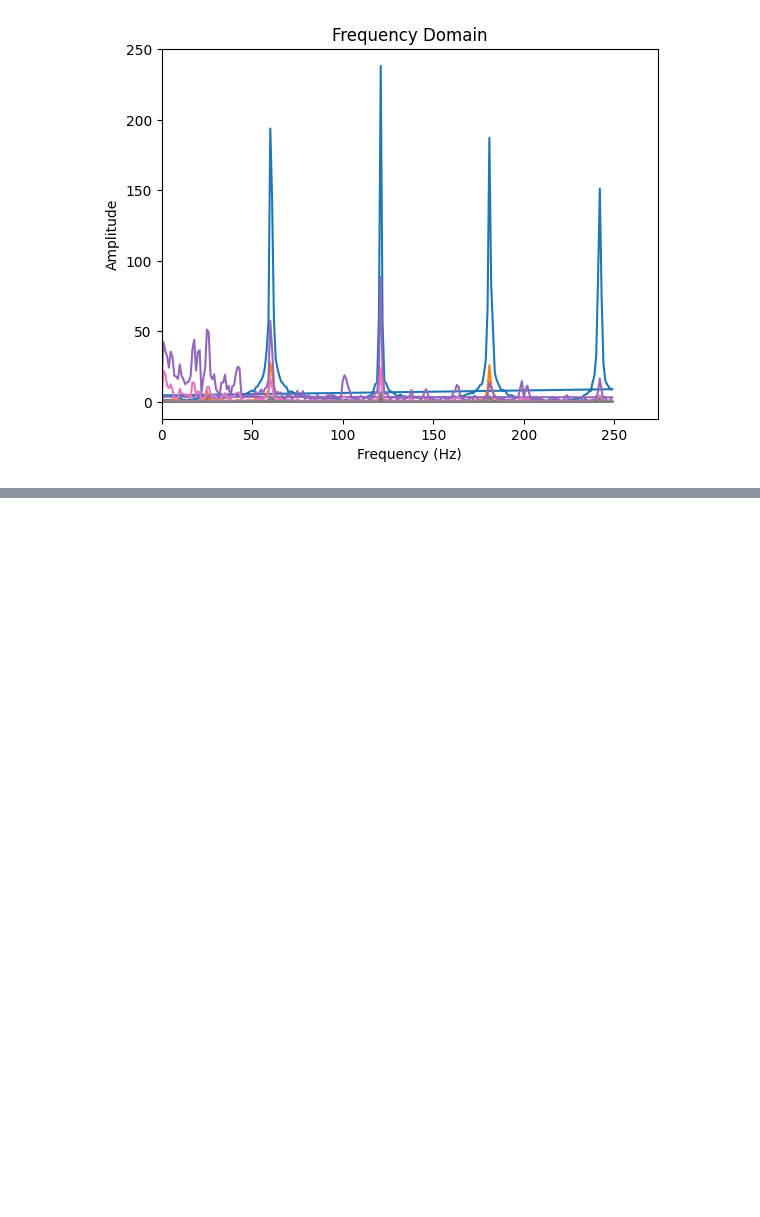
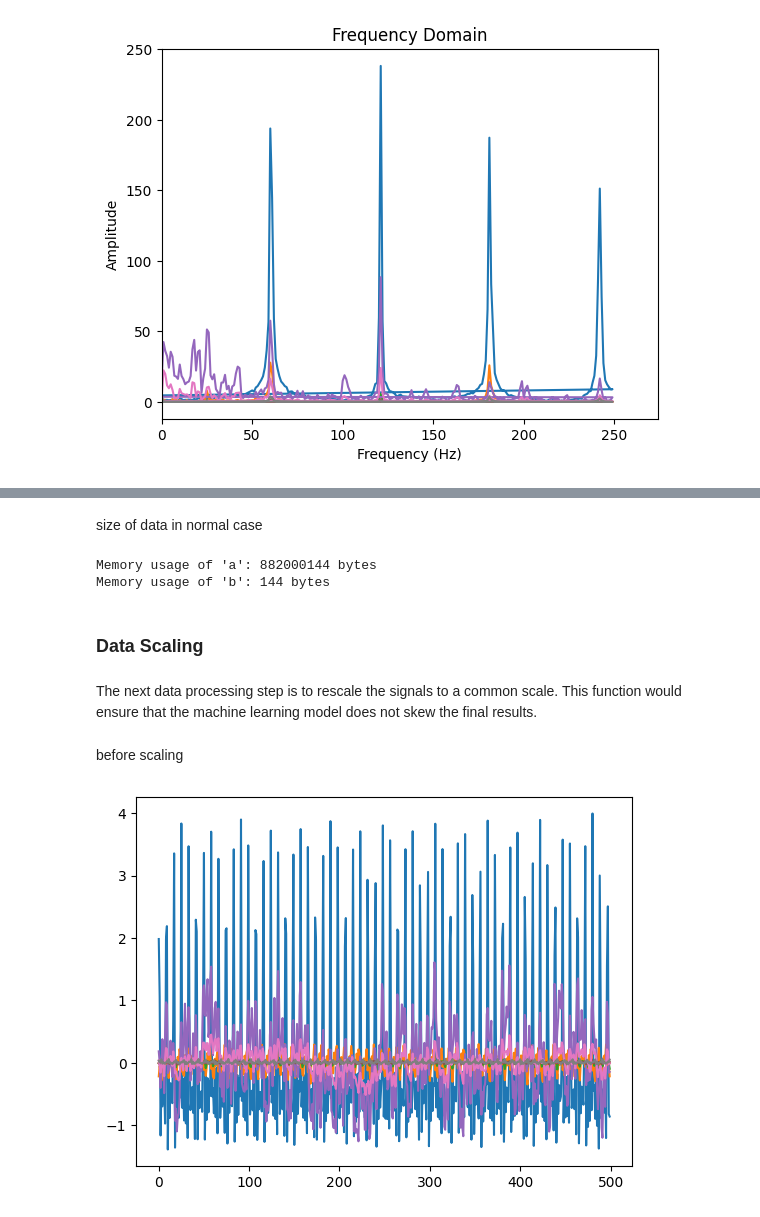
Before and after one commit to nassim1014/ISCF-Project, a Jupyter notebook: code.ipynb, the cells around one changed output, grey strips where cells are left out. Saved outputs shown, nothing was run; the diff lists cells and outputs as text; code cells hidden in the pictures; blank space fills up the shorter version.

Commit message:
finished data processing

```diff
--- a/code.ipynb
+++ b/code.ipynb
@@ -225,0 +250,19 @@ plt.show()
+# %%
+def resample_data(X_tensor_data):
+    new_tensor_data = torch.empty_like(X_tensor_data[:, :, :500])
+    for instance in range(len(X_tensor_data)):
+        for sensor in range(8) :
+            # Assuming you have a signal and its original sampling rate
+            original_signal = X_tensor_data[instance][sensor]  # Replace with your actual data
+            original_sampling_rate = len(X_tensor_data[instance][sensor])
+
+            # Calculate the resampling factor
+            resampling_factor = original_sampling_rate / 500
+
+            # Resample the signal to the target sampling rate of 500 Hz
+            resampled_signal = resample(original_signal, int(len(original_signal) / resampling_factor))
+
+            # Update the original signal with the resampled signal
+            new_tensor_data[instance][sensor] = torch.from_numpy(resampled_signal)
+
+    return new_tensor_data
@@ -225,0 +273,3 @@ plt.show()
+# %%
+normal_X_tensor_data = resample_data(X_tensor_data)
+normal_X_tensor_data.shape
@@ -225,0 +296,24 @@ plt.show()
+# %% [markdown]
+size of data in normal case
+# %%
+import sys
+
+print(f"Memory usage of 'a': {sys.getsizeof(data_array)} bytes")
+print(f"Memory usage of 'b': {sys.getsizeof(normal_X_tensor_data.numpy())} bytes")
+# %% [output]
+Memory usage of 'a': 882000144 bytes
+Memory usage of 'b': 144 bytes
+# %% [markdown]
+### Data Scaling
+# %% [markdown]
+The next data processing step is to rescale the signals to a common scale. This function would ensure that the machine learning model does not skew the final results.
+# %% [markdown]
+before scaling
+# %%
+#instance 0 for each sensor
+fig, ax = plt.subplots()
+for i in range(8):
+    n = int(len(normal_X_tensor_data[0][i]))
+    ax.plot(np.arange(n),normal_X_tensor_data[0][i])
+# %% [output]
+[figure, added]
```
Also changed, not shown: parts of 63 cells of this notebook.
